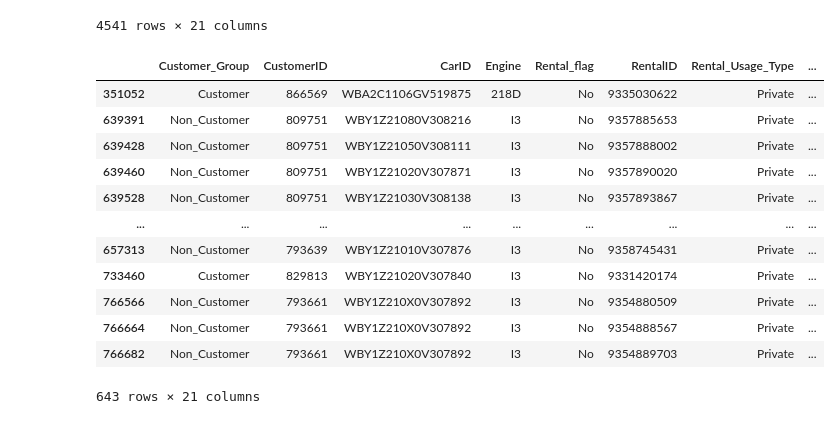
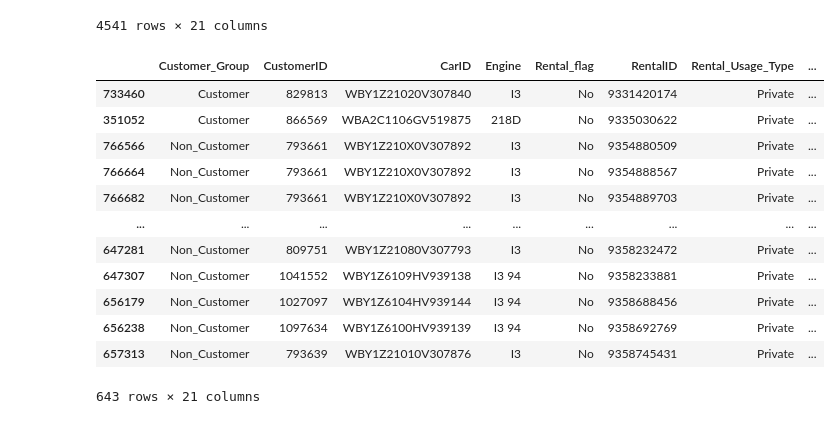
Before and after one commit to Bogeluno/GNN_Thesis, a Jupyter notebook: notebooks/Newdata.ipynb, the cells around one changed output. Drawn from its saved outputs; the diff is of its cells as text; code cells hidden in the pictures.

```diff
--- a/notebooks/Newdata.ipynb
+++ b/notebooks/Newdata.ipynb
@@ -197,20 +165,20 @@ df[df.End_Lat < 5]
 4541 rows × 21 columns
 # %%
 # Sweden and Bornholm
-df[df.Start_Long > 13]
+df[df.Start_Long > 13].sort_values(by = 'Reservation_Time')
 # %% [output]
 |  | Customer_Group | CustomerID | CarID | Engine | Rental_flag | RentalID | Rental_Usage_Type | ... |
+| 733460 | Customer | 829813 | WBY1Z21020V307840 | I3 | No | 9331420174 | Private | ... |
 | 351052 | Customer | 866569 | WBA2C1106GV519875 | 218D | No | 9335030622 | Private | ... |
-| 639391 | Non_Customer | 809751 | WBY1Z21080V308216 | I3 | No | 9357885653 | Private | ... |
-| 639428 | Non_Customer | 809751 | WBY1Z21050V308111 | I3 | No | 9357888002 | Private | ... |
-| 639460 | Non_Customer | 809751 | WBY1Z21020V307871 | I3 | No | 9357890020 | Private | ... |
-| 639528 | Non_Customer | 809751 | WBY1Z21030V308138 | I3 | No | 9357893867 | Private | ... |
-| ... | ... | ... | ... | ... | ... | ... | ... | ... |
-| 657313 | Non_Customer | 793639 | WBY1Z21010V307876 | I3 | No | 9358745431 | Private | ... |
-| 733460 | Customer | 829813 | WBY1Z21020V307840 | I3 | No | 9331420174 | Private | ... |
 | 766566 | Non_Customer | 793661 | WBY1Z210X0V307892 | I3 | No | 9354880509 | Private | ... |
 | 766664 | Non_Customer | 793661 | WBY1Z210X0V307892 | I3 | No | 9354888567 | Private | ... |
 | 766682 | Non_Customer | 793661 | WBY1Z210X0V307892 | I3 | No | 9354889703 | Private | ... |
+| ... | ... | ... | ... | ... | ... | ... | ... | ... |
+| 647281 | Non_Customer | 809751 | WBY1Z21080V307793 | I3 | No | 9358232472 | Private | ... |
+| 647307 | Non_Customer | 1041552 | WBY1Z6109HV939138 | I3 94 | No | 9358233881 | Private | ... |
+| 656179 | Non_Customer | 1027097 | WBY1Z6104HV939144 | I3 94 | No | 9358688456 | Private | ... |
+| 656238 | Non_Customer | 1097634 | WBY1Z6100HV939139 | I3 94 | No | 9358692769 | Private | ... |
+| 657313 | Non_Customer | 793639 | WBY1Z21010V307876 | I3 | No | 9358745431 | Private | ... |
 643 rows × 21 columns
 # %%
 # Jutland
```
Also changed, not shown: parts of 39 cells of this notebook, 5 other files.
